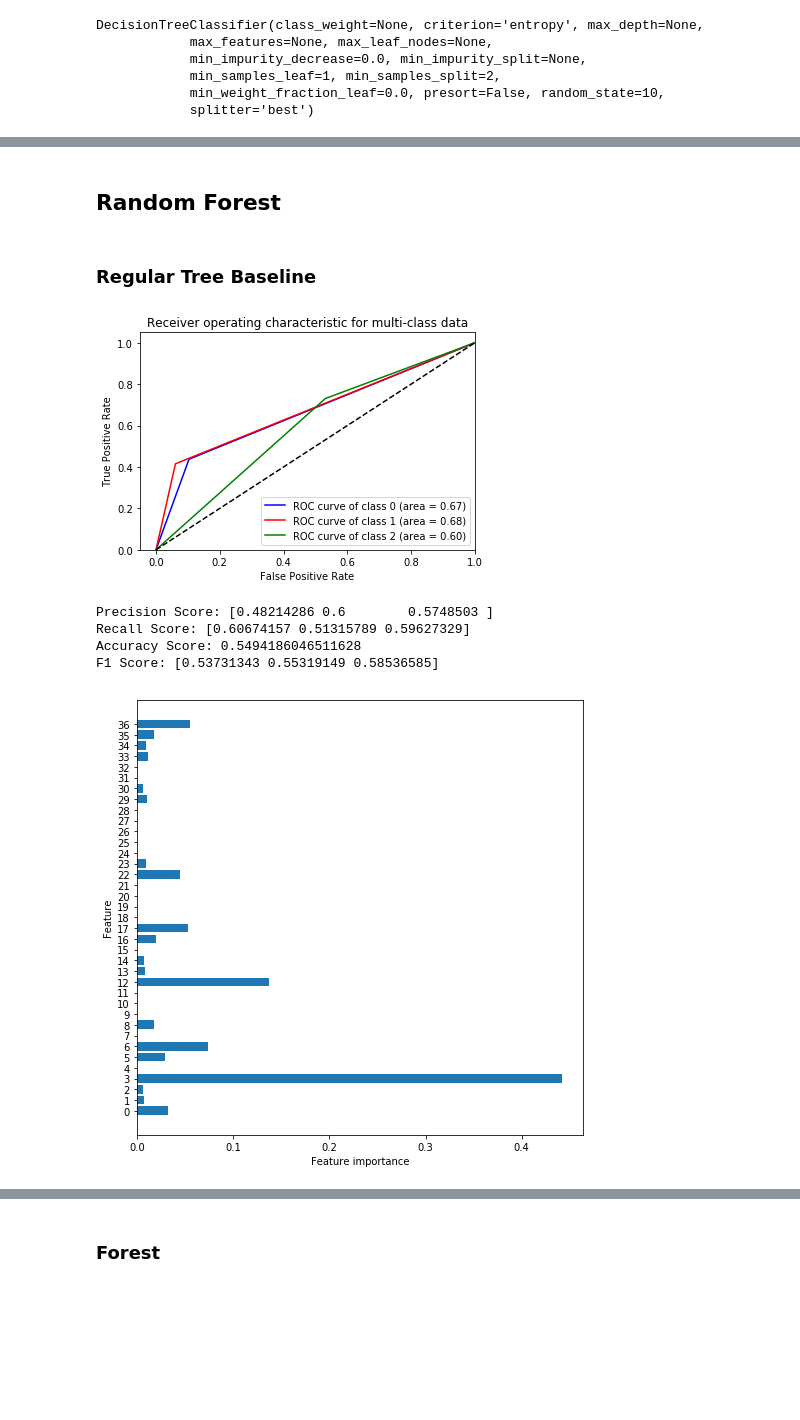
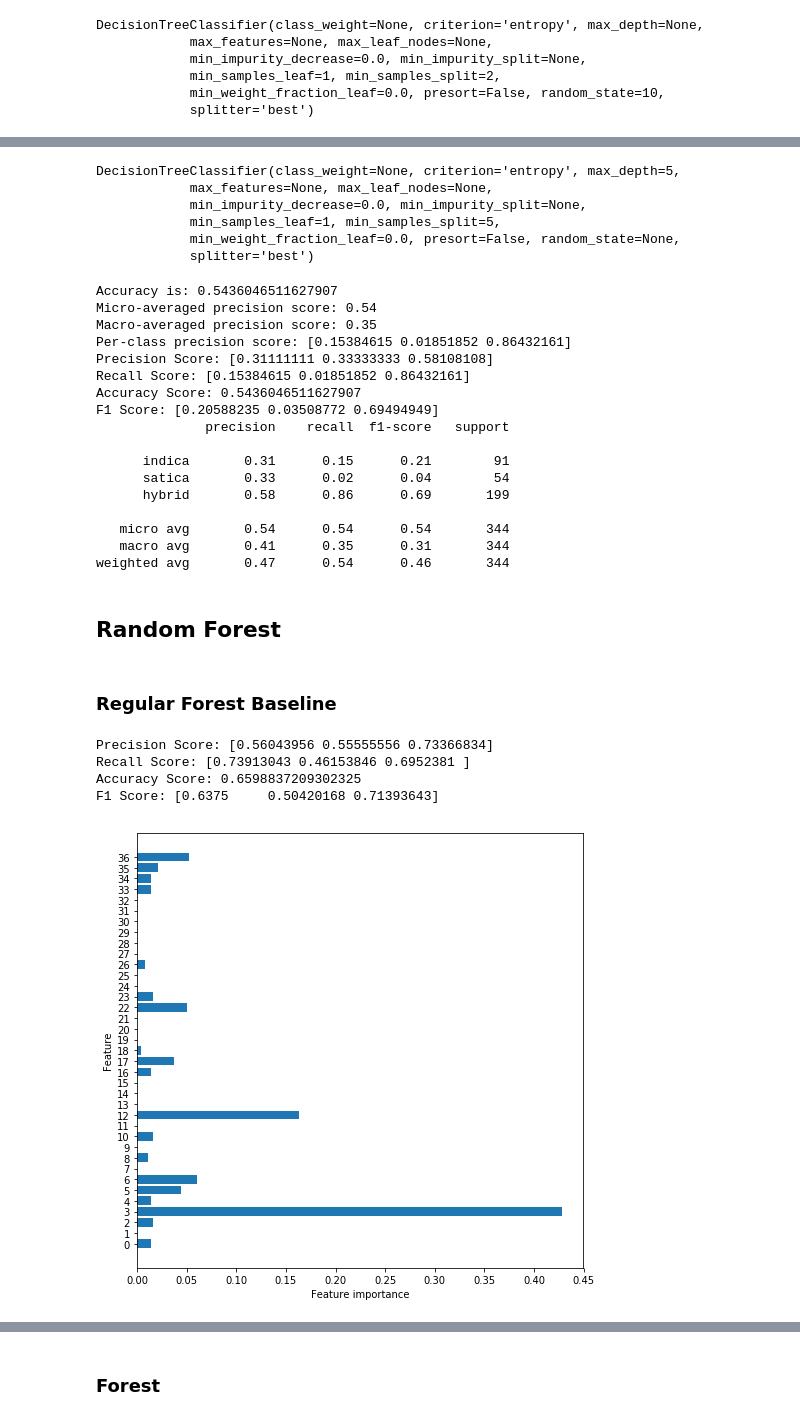
Before and after one commit to mackenziemitchell6/CannabiClass, a Jupyter notebook: RealFullCannabiClass.ipynb, the cells around one changed output, grey strips where cells are left out. Saved outputs shown, nothing was run; the diff lists cells and outputs as text; code cells hidden in the pictures; blank space fills up the shorter version.

```diff
--- a/RealFullCannabiClass.ipynb
+++ b/RealFullCannabiClass.ipynb
@@ -648,0 +996,3 @@ F1 Score: [0.53731343 0.55319149 0.58536585]
+# %%
+classifier3 = DecisionTreeClassifier(criterion='entropy',max_depth=4,min_samples_leaf=4,min_samples_split=2)
+classifier3.fit(scaled_data_train, y_train)
@@ -648,0 +1077,3 @@ F1 Score: [0.53731343 0.55319149 0.58536585]
+# %%
+classifier3 = DecisionTreeClassifier(criterion='entropy',max_depth=4,min_samples_leaf=3,min_samples_split=2)
+classifier3.fit(df_train, y_train)
@@ -649,18 +1157,63 @@ F1 Score: [0.53731343 0.55319149 0.58536585]
+# %%
+classifier3 = DecisionTreeClassifier(criterion='entropy',max_depth=5,min_samples_leaf=1,min_samples_split=5)
+classifier3.fit(Xptrain, yptrain)
+# %% [output]
+DecisionTreeClassifier(class_weight=None, criterion='entropy', max_depth=5,
+            max_features=None, max_leaf_nodes=None,
+            min_impurity_decrease=0.0, min_impurity_split=None,
+            min_samples_leaf=1, min_samples_split=5,
+            min_weight_fraction_leaf=0.0, presort=False, random_state=None,
+            splitter='best')
+# %%
+y_pred = classifier3.predict(Xptest)
+acc = accuracy_score(yptest,y_pred)
+print("Accuracy is: {}".format(acc))
+
+micro_precision = precision_score(y_pred, yptest, average='micro')
+print('Micro-averaged precision score: {0:0.2f}'.format(
+      micro_precision))
+
+macro_precision = precision_score(y_pred, yptest, average='macro')
+print('Macro-averaged precision score: {0:0.2f}'.format(
+      macro_precision))
+
+per_class_precision = precision_score(y_pred, yptest, average=None)
+print('Per-class precision score:', per_class_precision)
+print_metrics(yptest,y_pred)
+print(classification_report(yptest,y_pred,target_names=['indica','satica','hybrid']))
+# roc(classifier3,df_train,df_test,y_train,y_test,n_classes)
+# %% [output]
+Accuracy is: 0.5436046511627907
+Micro-averaged precision score: 0.54
+Macro-averaged precision score: 0.35
+Per-class precision score: [0.15384615 0.01851852 0.86432161]
+Precision Score: [0.31111111 0.33333333 0.58108108]
+Recall Score: [0.15384615 0.01851852 0.86432161]
+Accuracy Score: 0.5436046511627907
+F1 Score: [0.20588235 0.03508772 0.69494949]
+              precision    recall  f1-score   support
+
+      indica       0.31      0.15      0.21        91
+      satica       0.33      0.02      0.04        54
+      hybrid       0.58      0.86      0.69       199
+
+   micro avg       0.54      0.54      0.54       344
+   macro avg       0.41      0.35      0.31       344
+weighted avg       0.47      0.54      0.46       344
 # %% [markdown]
 ## Random Forest
 # %% [markdown]
-### Regular Tree Baseline
+### Regular Forest Baseline
 # %%
 tree_clf = DecisionTreeClassifier(criterion = "gini", max_depth = 5)
 tree_clf.fit(scaled_data_train, y_train)
-roc(tree_clf,scaled_data_train,scaled_data_test,y_train,y_test,n_classes)
+# roc(tree_clf,scaled_data_train,scaled_data_test,y_train,y_test,n_classes)
 plot_feature_importances(tree_clf, pd.DataFrame(scaled_data_train))
 print_metrics(y_pred,y_test)
 # %% [output]
+Precision Score: [0.56043956 0.55555556 0.73366834]
+Recall Score: [0.73913043 0.46153846 0.6952381 ]
+Accuracy Score: 0.6598837209302325
+F1 Score: [0.6375     0.50420168 0.71393643]
-[figure, old version]
+[figure, new version]
-Precision Score: [0.48214286 0.6        0.5748503 ]
-Recall Score: [0.60674157 0.51315789 0.59627329]
-Accuracy Score: 0.5494186046511628
-F1 Score: [0.53731343 0.55319149 0.58536585]
-[figure, removed]
 # %% [markdown]
```
Also changed, not shown: parts of 135 cells of this notebook, 6 other files.
